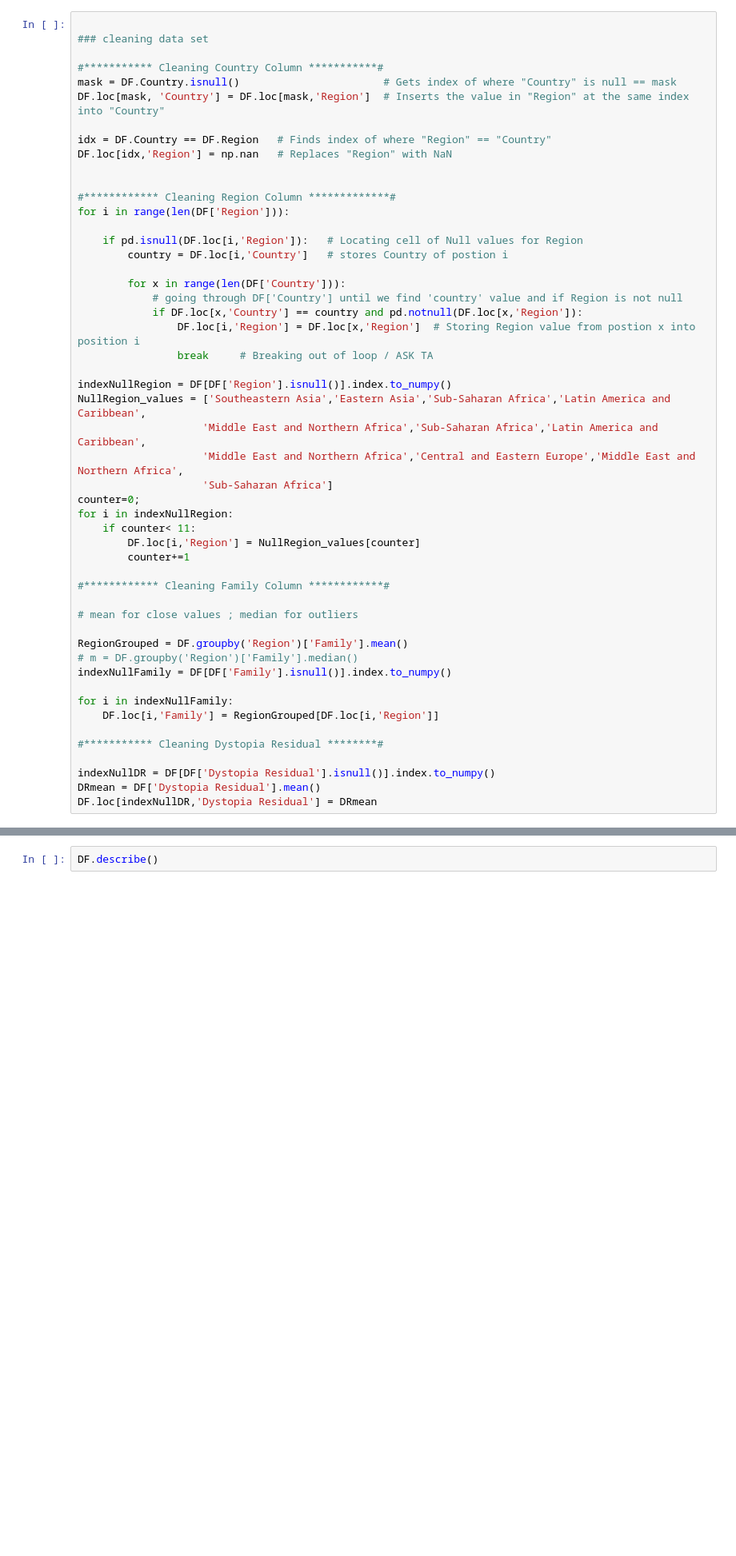
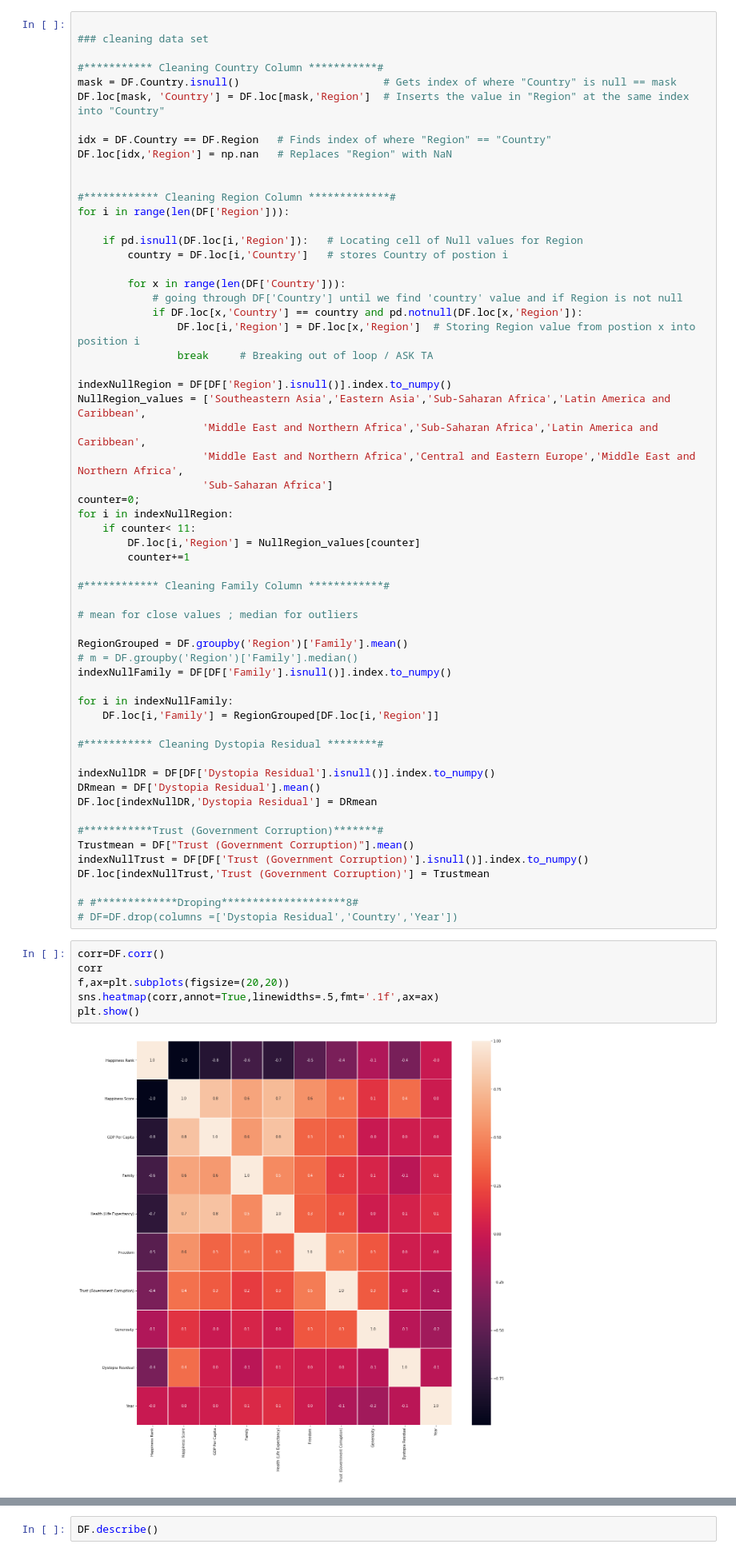
Before and after one commit to simrankgill/NSF_Mini_Project, a Jupyter notebook: WorldHappiness.ipynb, the cells around one changed output, grey strips where cells are left out. Shown at 80% size. Drawn from its saved outputs; the diff is of its cells as text; blank space fills up the shorter version.

```diff
--- a/WorldHappiness.ipynb
+++ b/WorldHappiness.ipynb
@@ -64,3 +72,19 @@ for i in indexNullFamily:
 indexNullDR = DF[DF['Dystopia Residual'].isnull()].index.to_numpy()
 DRmean = DF['Dystopia Residual'].mean()
 DF.loc[indexNullDR,'Dystopia Residual'] = DRmean
+
+#***********Trust (Government Corruption)*******#
+Trustmean = DF["Trust (Government Corruption)"].mean()
+indexNullTrust = DF[DF['Trust (Government Corruption)'].isnull()].index.to_numpy()
+DF.loc[indexNullTrust,'Trust (Government Corruption)'] = Trustmean
+
+# #*************Droping********************8#
+# DF=DF.drop(columns =['Dystopia Residual','Country','Year'])
+# %%
+corr=DF.corr()
+corr
+f,ax=plt.subplots(figsize=(20,20))
+sns.heatmap(corr,annot=True,linewidths=.5,fmt='.1f',ax=ax)
+plt.show()
+# %% [output]
+[figure, added]
```
Also changed, not shown: parts of 20 cells of this notebook.
